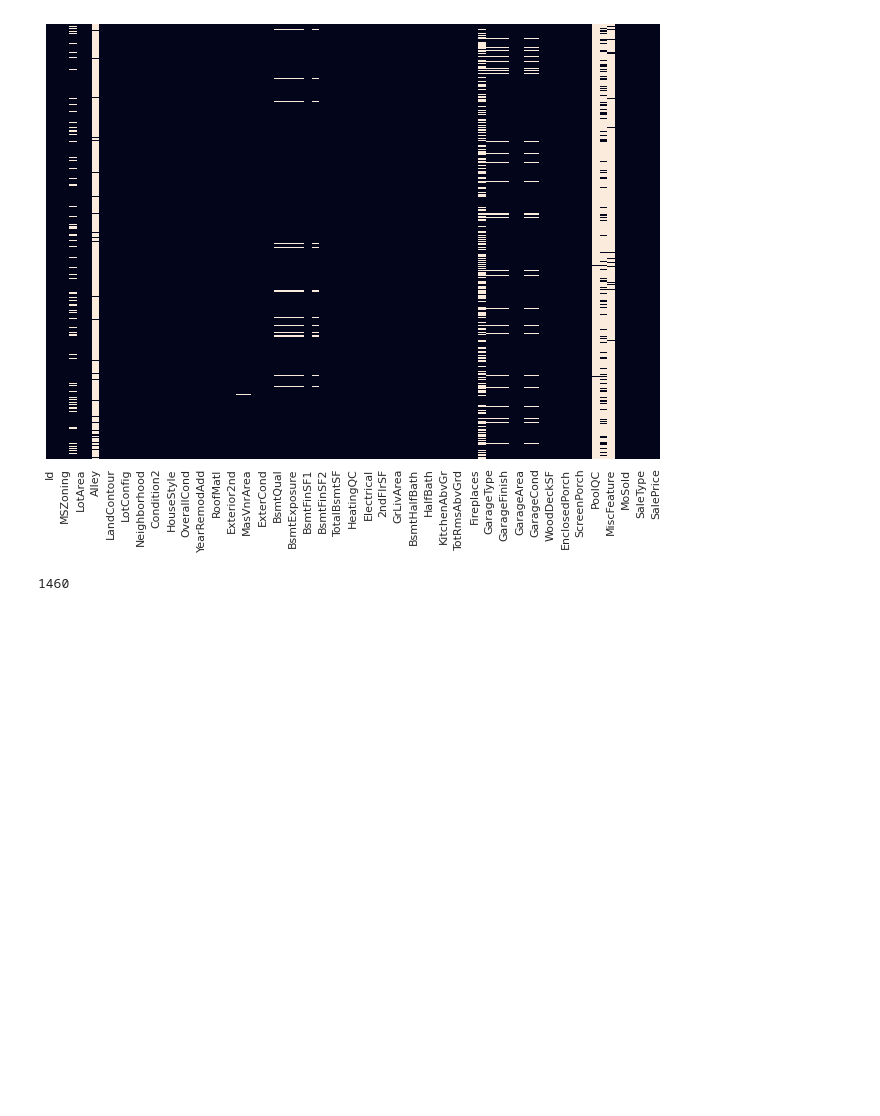
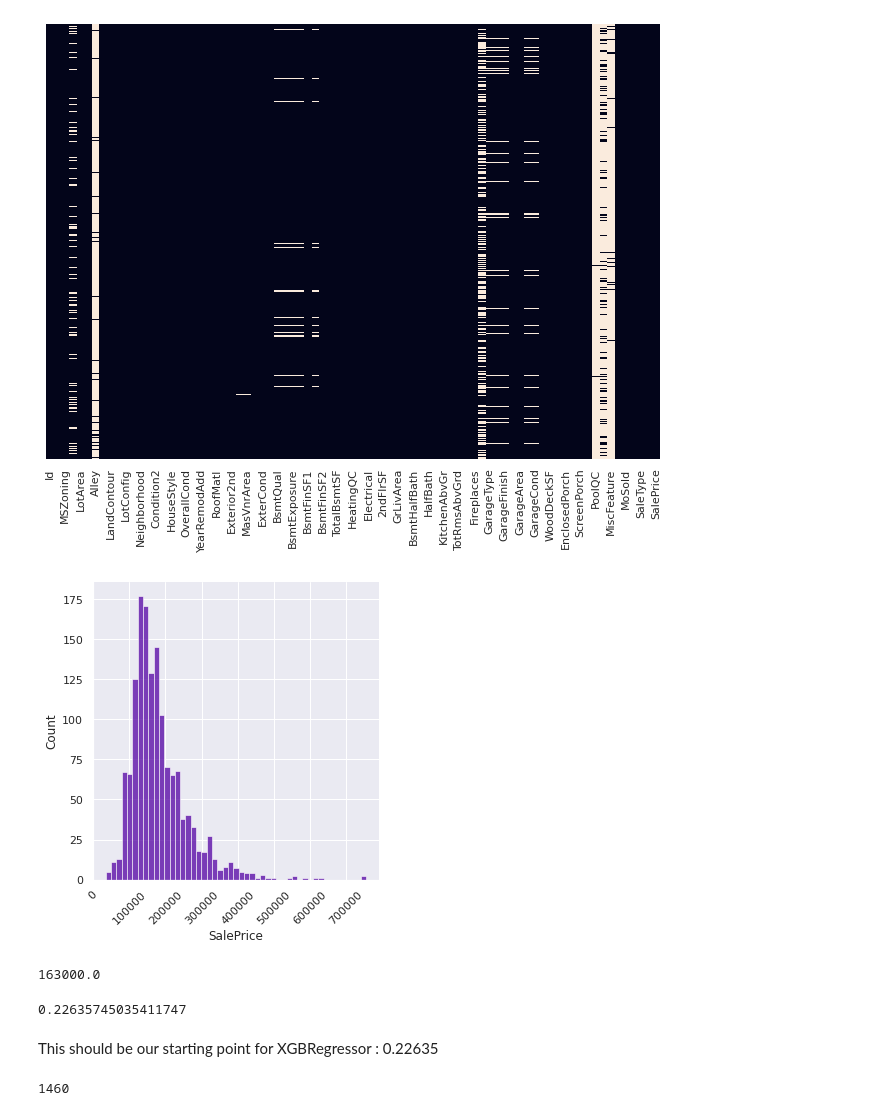
Before and after one commit to Pratik01091990/Pratik01091990, a Jupyter notebook: house-prices-prediction-competition.ipynb, the cells around one changed output. Saved outputs shown, nothing was run; the diff lists cells and outputs as text; code cells hidden in the pictures; blank space fills up the shorter version.

Commit message:
Kaggle Notebook | House Prices Prediction Competition | Version 26

```diff
--- a/house-prices-prediction-competition.ipynb
+++ b/house-prices-prediction-competition.ipynb
@@ -58,6 +59,21 @@ sns.heatmap(df.isnull(),yticklabels=False,cbar = False)
 # %% [output]
 <AxesSubplot:>
 [figure]
+# %%
+sns.displot(df, x = df.SalePrice)
+plt.xticks(rotation=45);
+# %% [output]
+[figure, added]
+# %%
+df.SalePrice.median()
+# %% [output]
+163000.0
+# %%
+df.SalePrice.median()/(df.SalePrice.max() - df.SalePrice.min())
+# %% [output]
+0.22635745035411747
+# %% [markdown]
+This should be our starting point for XGBRegressor : 0.22635
 # %%
 df.shape[0]
 # %% [output]
```
Also changed, not shown: parts of 20 cells of this notebook.
